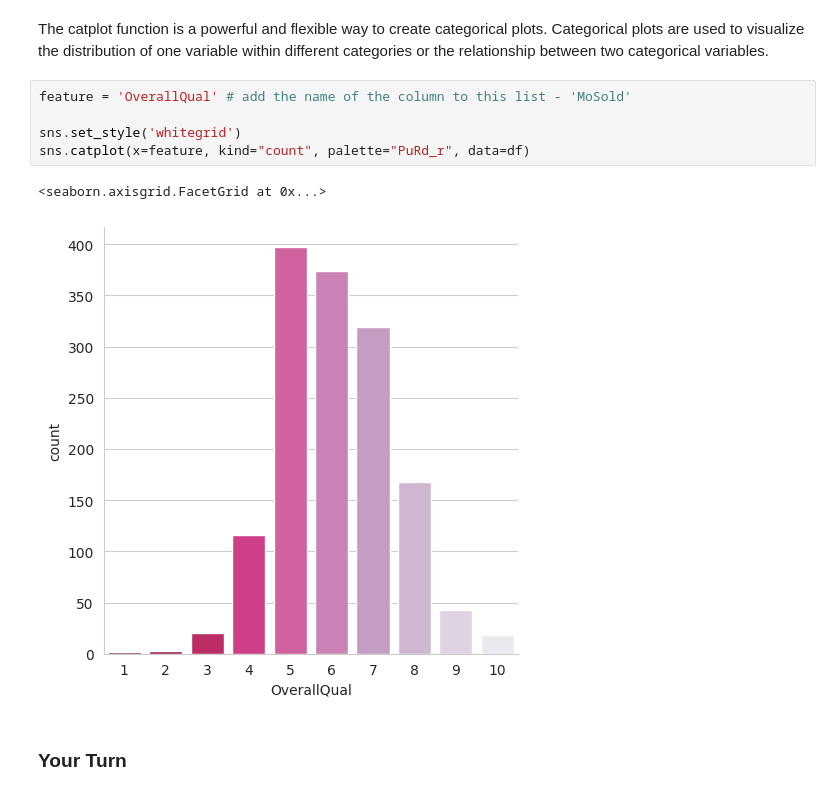
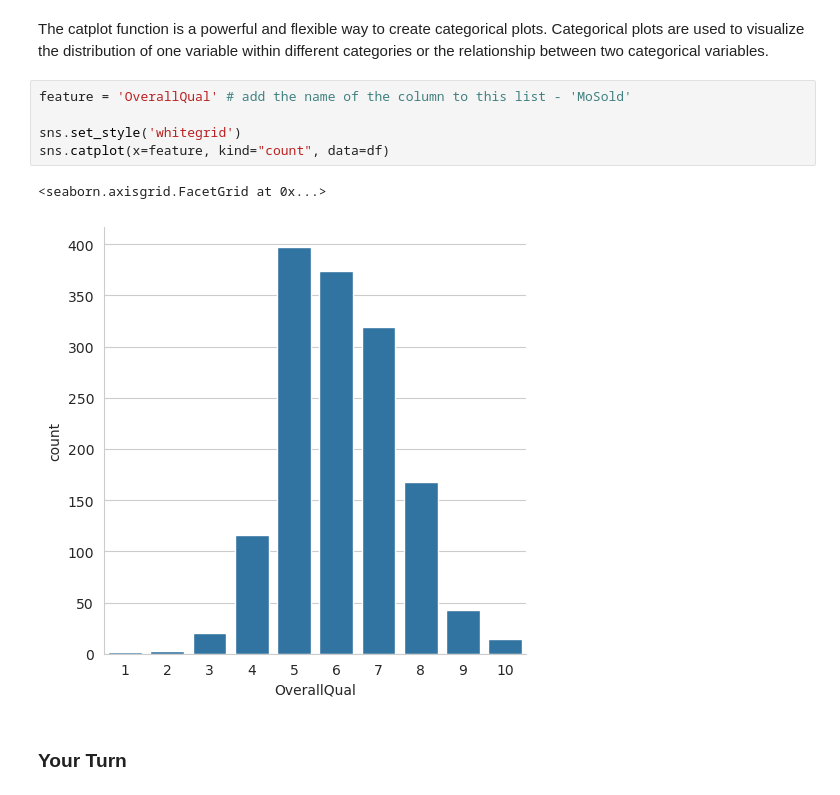
Before and after one commit to mklasby/ensf-444, a Jupyter notebook: lab-1/Working_with_Pandas_and_EDA_Lab_1_ENSF_444.ipynb, the cells around one changed output. Saved outputs shown, nothing was run; the diff lists cells and outputs as text.

```diff
--- a/lab-1/Working_with_Pandas_and_EDA_Lab_1_ENSF_444.ipynb
+++ b/lab-1/Working_with_Pandas_and_EDA_Lab_1_ENSF_444.ipynb
@@ -609,11 +651,11 @@ The catplot function is a powerful and flexible way to create categorical plots.
 # %%
 feature = 'OverallQual' # add the name of the column to this list - 'MoSold'
 
 sns.set_style('whitegrid')
-sns.catplot(x=feature, kind="count", palette="PuRd_r", data=df)
+sns.catplot(x=feature, kind="count", data=df)
 # %% [output]
 <seaborn.axisgrid.FacetGrid at 0x...>
-[figure, old version]
+[figure, new version]
 # %% [markdown]
 ### Your Turn
 # %%
```
Also changed, not shown: parts of 60 cells of this notebook.
